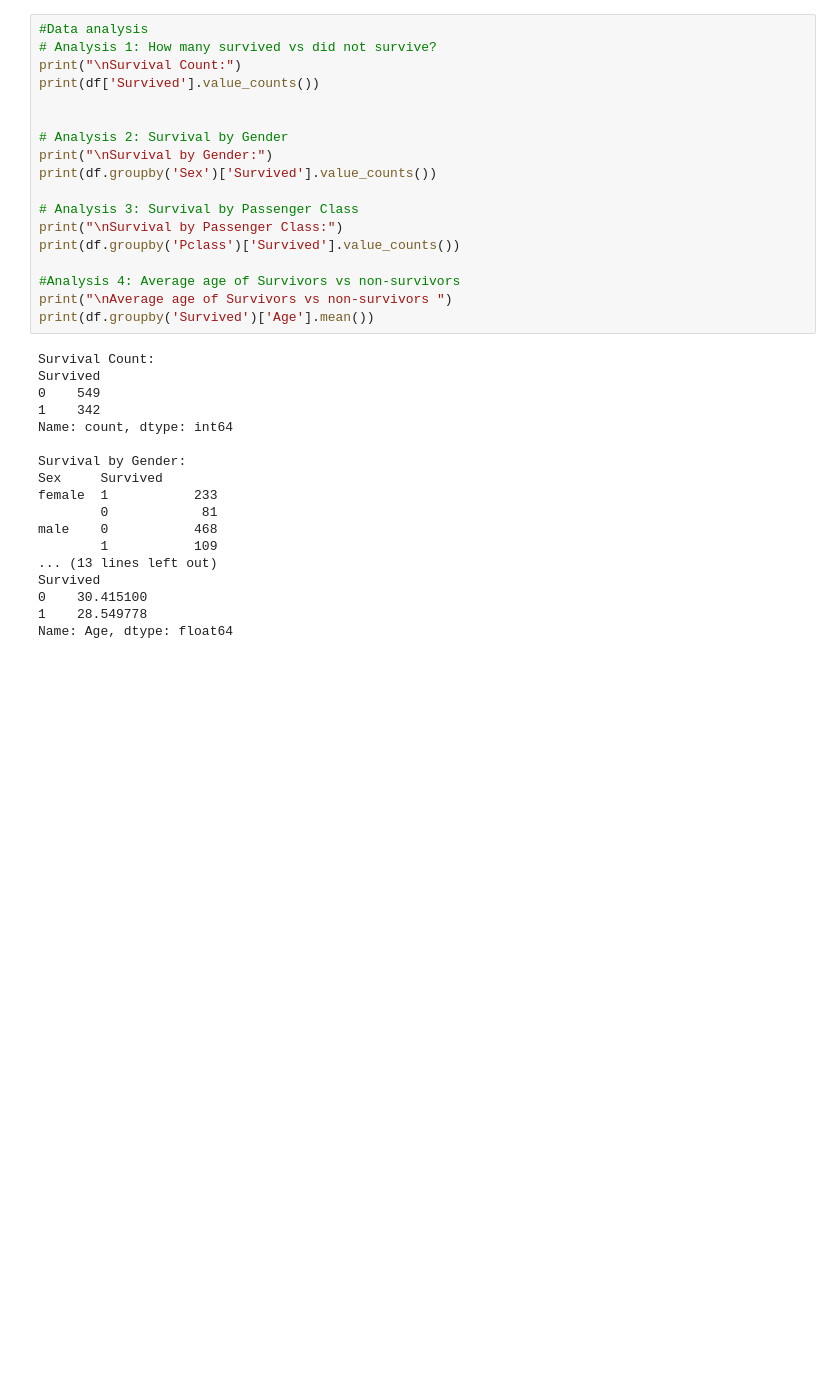
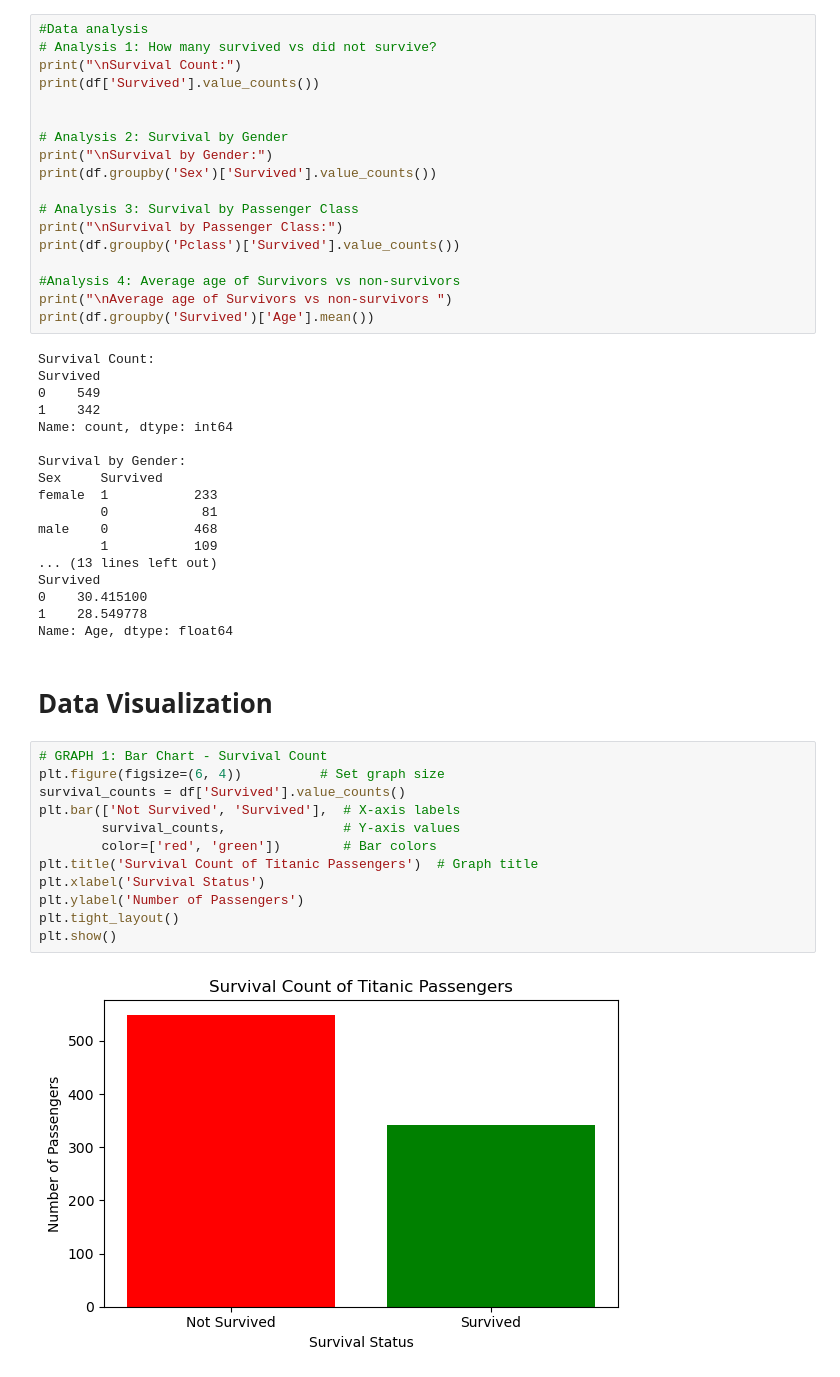
Before and after one commit to Shreshtha-ai/Titanic_SurvivalPrediction, a Jupyter notebook: analysis.ipynb, the cells around one changed output. Saved outputs shown, nothing was run; the diff lists cells and outputs as text; blank space fills up the shorter version.

Commit message:
feat: add data visualization graphs

```diff
--- a/analysis.ipynb
+++ b/analysis.ipynb
@@ -147,3 +147,19 @@ Survived
 0    30.415100
 1    28.549778
 Name: Age, dtype: float64
+# %% [markdown]
+# Data Visualization
+# %%
+# GRAPH 1: Bar Chart - Survival Count
+plt.figure(figsize=(6, 4))          # Set graph size
+survival_counts = df['Survived'].value_counts()
+plt.bar(['Not Survived', 'Survived'],  # X-axis labels
+        survival_counts,               # Y-axis values
+        color=['red', 'green'])        # Bar colors
+plt.title('Survival Count of Titanic Passengers')  # Graph title
+plt.xlabel('Survival Status')
+plt.ylabel('Number of Passengers')
+plt.tight_layout()
+plt.show()
+# %% [output]
+[figure, added]
```
Also changed, not shown: parts of 1 cell of this notebook.
